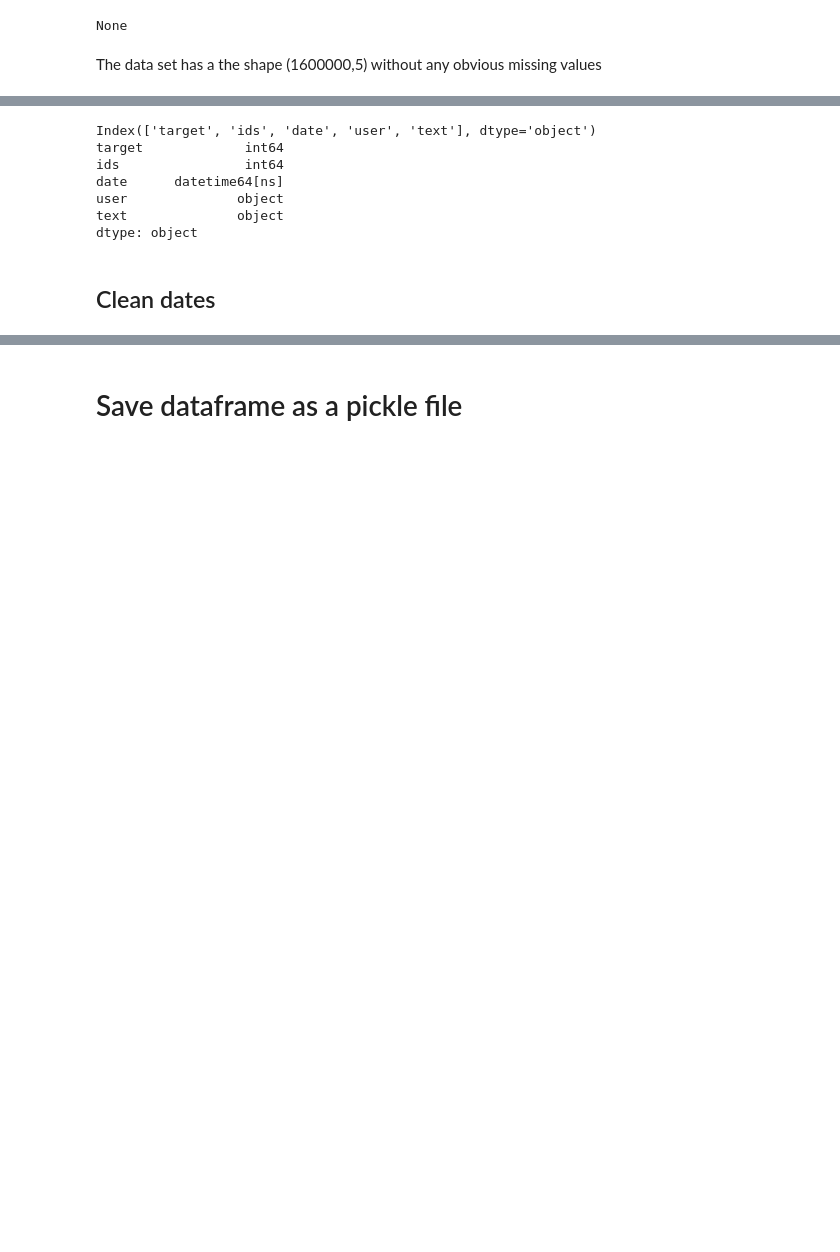
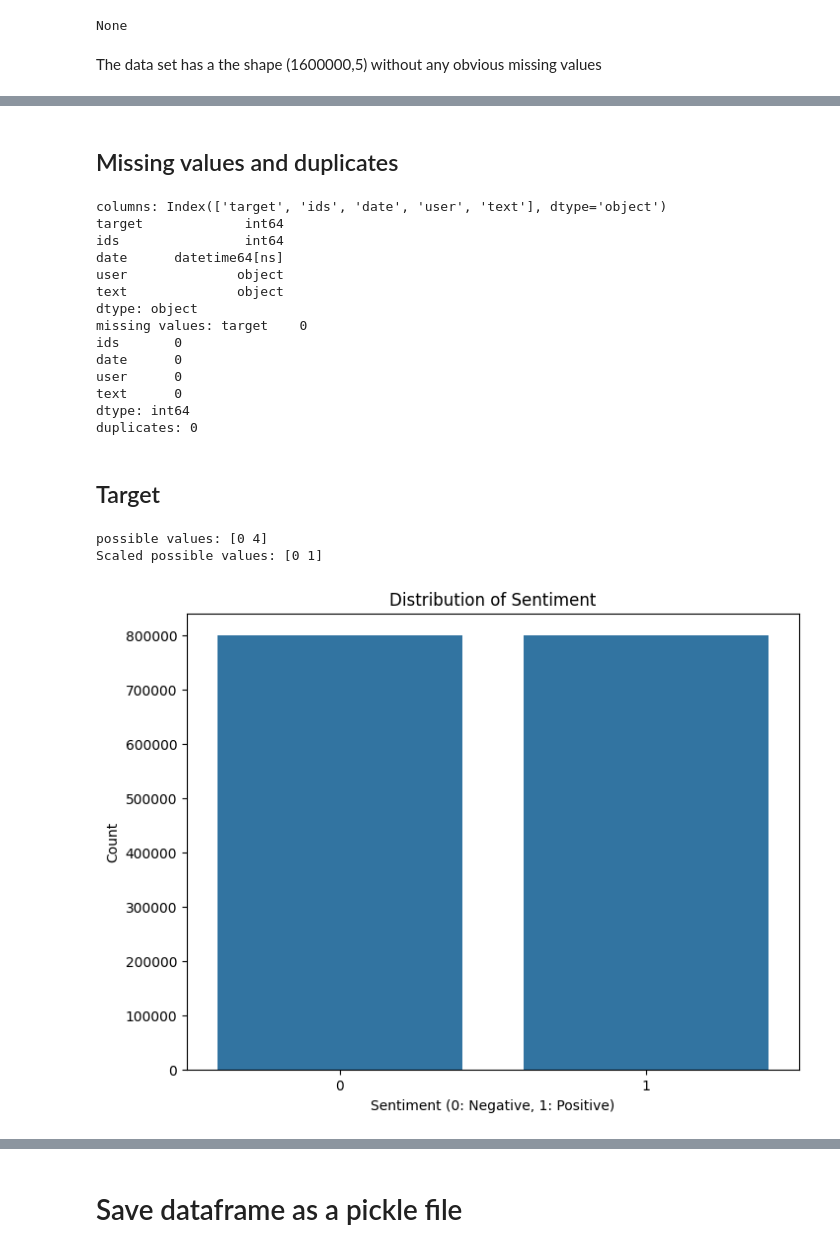
Before and after one commit to Laeti-dev/P7-Sentiments_analysis, a Jupyter notebook: notebooks/P7_eda.ipynb, the cells around one changed output, grey strips where cells are left out. Cells and saved outputs as stored; diff of their text form; code cells hidden in the pictures; blank space fills up the shorter version.

```diff
--- a/notebooks/P7_eda.ipynb
+++ b/notebooks/P7_eda.ipynb
@@ -5,0 +20,11 @@ Analyze the provided CSV data containing tweets, extract key insights, clean the
+# %%
+import pandas as pd
+
+import warnings
+warnings.filterwarnings('ignore')
+
+import matplotlib.pyplot as plt
+import seaborn as sns
+plt.style.use('ggplot')
+plt.rcParams['figure.figsize'] = (12, 8)
+plt.rcParams['font.family'] = 'DejaVu Sans'
@@ -64,14 +104,50 @@ The data set has a the shape (1600000,5) without any obvious missing values
+# %% [markdown]
+## Missing values and duplicates
 # %%
 # Display columns and their data types
-print(df.columns)
+print(f'columns: {df.columns}')
 print(df.dtypes)
+
+# Check for missing values
+print(f'missing values: {df.isnull().sum()}')
+
+# check for duplicates
+print(f'duplicates: {df.duplicated().sum()}')
 # %% [output]
-Index(['target', 'ids', 'date', 'user', 'text'], dtype='object')
+columns: Index(['target', 'ids', 'date', 'user', 'text'], dtype='object')
 target             int64
 ids                int64
 date      datetime64[ns]
 user              object
 text              object
 dtype: object
+missing values: target    0
+ids       0
+date      0
+user      0
+text      0
+dtype: int64
+duplicates: 0
-# %% [markdown]
-## Clean dates
+# %% [markdown]
+## Target
+# %%
+# possible values
+print(f'possible values: {df["target"].unique()}')
+
+original_df = df.copy()
+
+# Convert the target variable to a 0-1 scale (0: Negative, 1: Positive)
+df['target'] = df['target'].replace({0: 0, 4: 1})
+print(f'Scaled possible values: {df["target"].unique()}')
+# %% [output]
+possible values: [0 4]
+Scaled possible values: [0 1]
+# %%
+plt.figure(figsize=(8, 6))
+sns.countplot(x='target', data=df)
+plt.title('Distribution of Sentiment')
+plt.xlabel('Sentiment (0: Negative, 1: Positive)')
+plt.ylabel('Count')
+plt.show()
+# %% [output]
+[figure, added]
```
Also changed, not shown: parts of 53 cells of this notebook.
